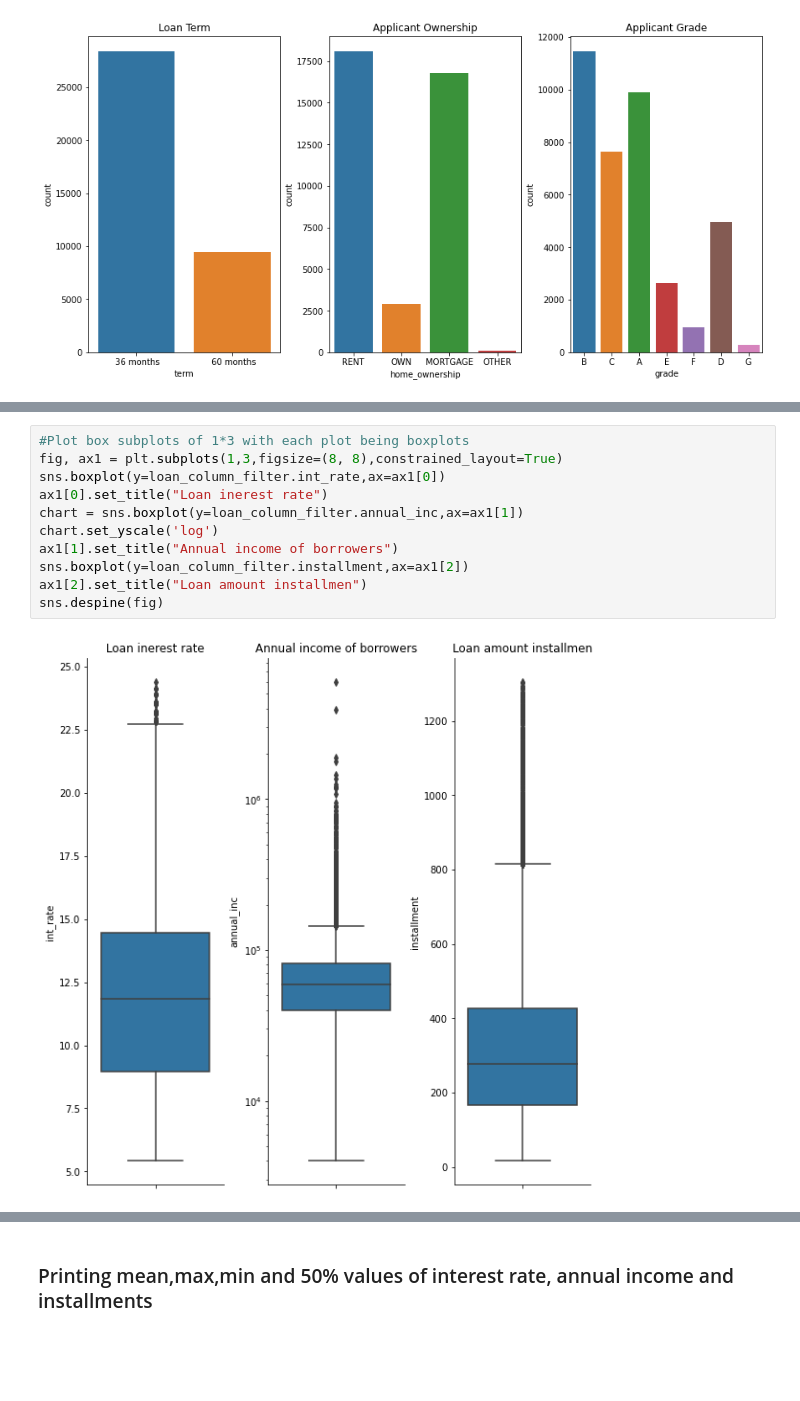
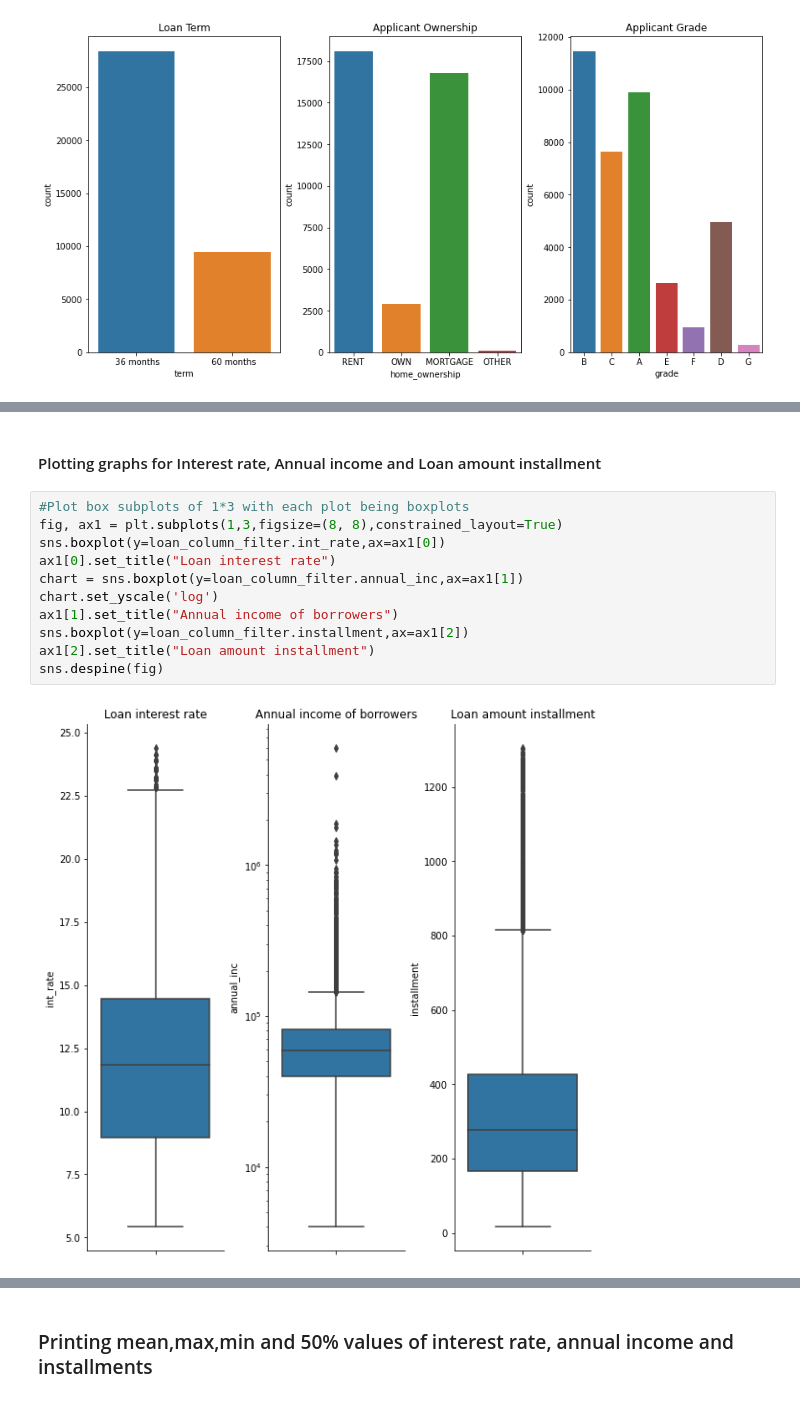
Before and after one commit to Naveenkv93/LeadingLoan_Case_Study, a Jupyter notebook: NaveenV_100089.ipynb, the cells around one changed output, grey strips where cells are left out. Saved outputs shown, nothing was run; the diff lists cells and outputs as text; blank space fills up the shorter version.

```diff
--- a/NaveenV_100089.ipynb
+++ b/NaveenV_100089.ipynb
@@ -302,16 +309,18 @@ plt.show()
+# %% [markdown]
+#### Plotting graphs for Interest rate, Annual income and Loan amount installment
 # %%
 #Plot box subplots of 1*3 with each plot being boxplots
 fig, ax1 = plt.subplots(1,3,figsize=(8, 8),constrained_layout=True)
 sns.boxplot(y=loan_column_filter.int_rate,ax=ax1[0])
-ax1[0].set_title("Loan inerest rate")
+ax1[0].set_title("Loan interest rate")
 chart = sns.boxplot(y=loan_column_filter.annual_inc,ax=ax1[1])
 chart.set_yscale('log')
 ax1[1].set_title("Annual income of borrowers")
 sns.boxplot(y=loan_column_filter.installment,ax=ax1[2])
-ax1[2].set_title("Loan amount installmen")
+ax1[2].set_title("Loan amount installment")
 sns.despine(fig)
 # %% [output]
-[figure, old version]
+[figure, new version]
 # %% [markdown]
 ## Observations
 1. **Interest Rate** : Maximum people belong to interest rate between 8.5 to 14 %
```
Also changed, not shown: parts of 16 cells of this notebook.
